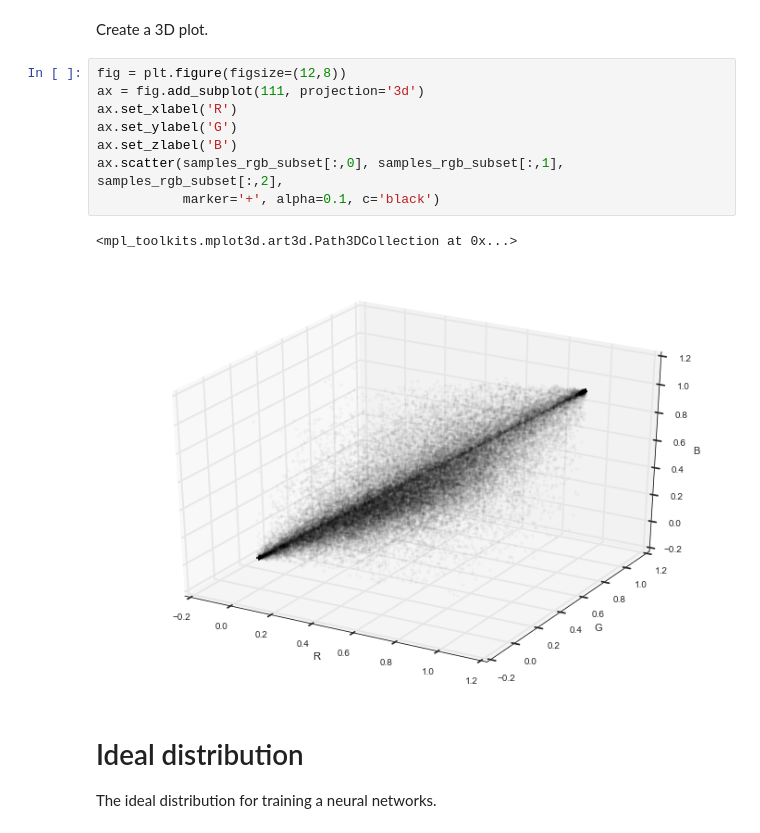
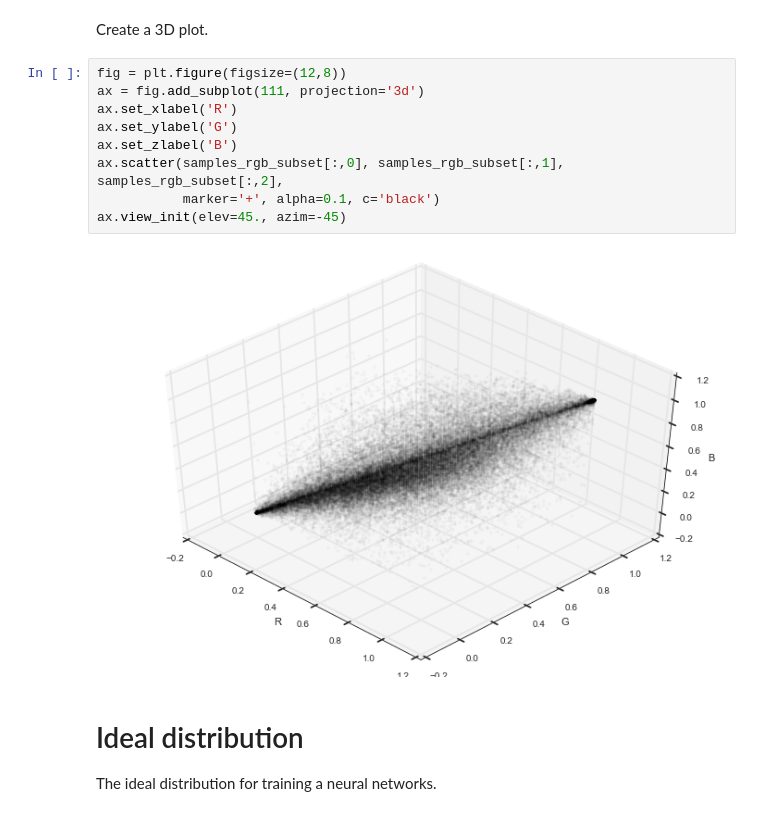
Before and after one commit to Britefury/deep-learning-tutorial-pydata, a Jupyter notebook: SUPPLEMENTARY - Standardisation.ipynb, the cells around one changed output. Cells and saved outputs as stored; diff of their text form.

```diff
--- a/SUPPLEMENTARY - Standardisation.ipynb
+++ b/SUPPLEMENTARY - Standardisation.ipynb
@@ -45,14 +45,14 @@ Create a 3D plot.
 # %%
 fig = plt.figure(figsize=(12,8))
 ax = fig.add_subplot(111, projection='3d')
 ax.set_xlabel('R')
 ax.set_ylabel('G')
 ax.set_zlabel('B')
 ax.scatter(samples_rgb_subset[:,0], samples_rgb_subset[:,1], samples_rgb_subset[:,2],
            marker='+', alpha=0.1, c='black')
+ax.view_init(elev=45., azim=-45)
 # %% [output]
-<mpl_toolkits.mplot3d.art3d.Path3DCollection at 0x...>
-[figure, old version]
+[figure, new version]
 # %% [markdown]
 # Ideal distribution
 
```
